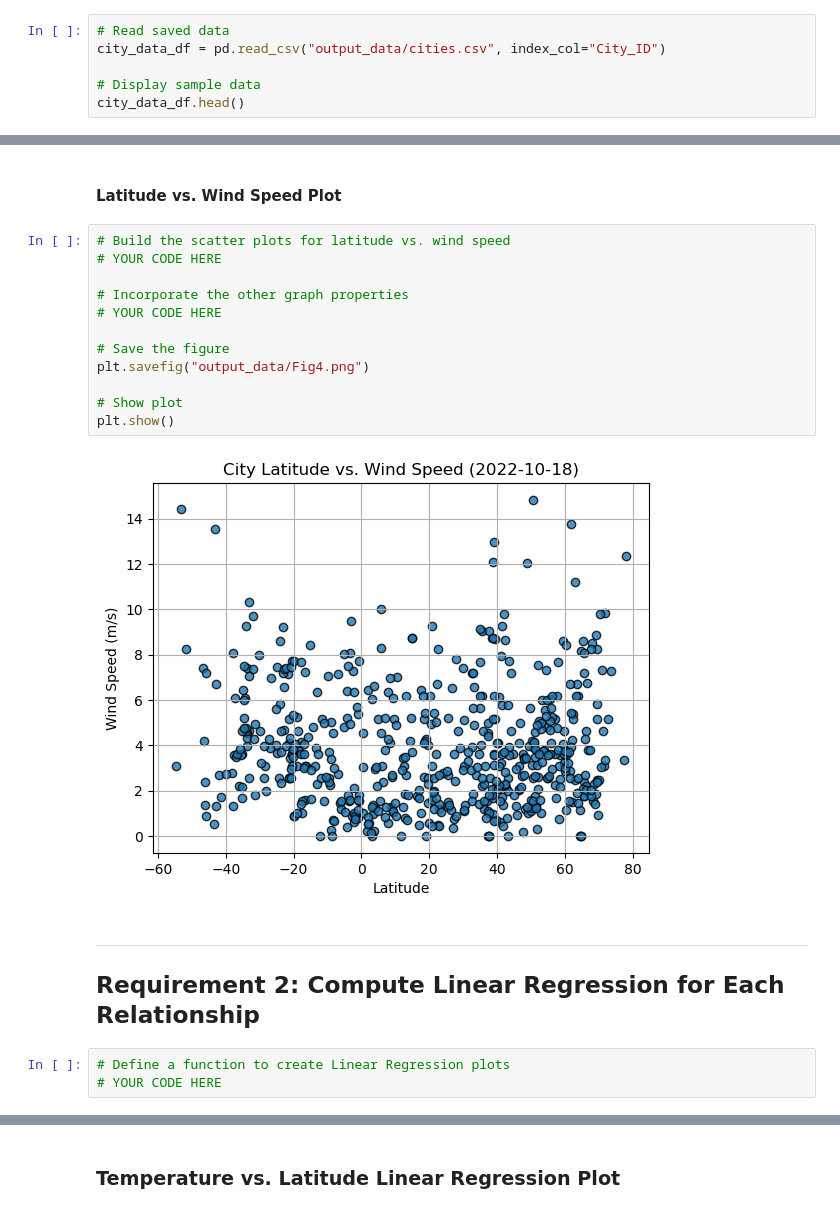
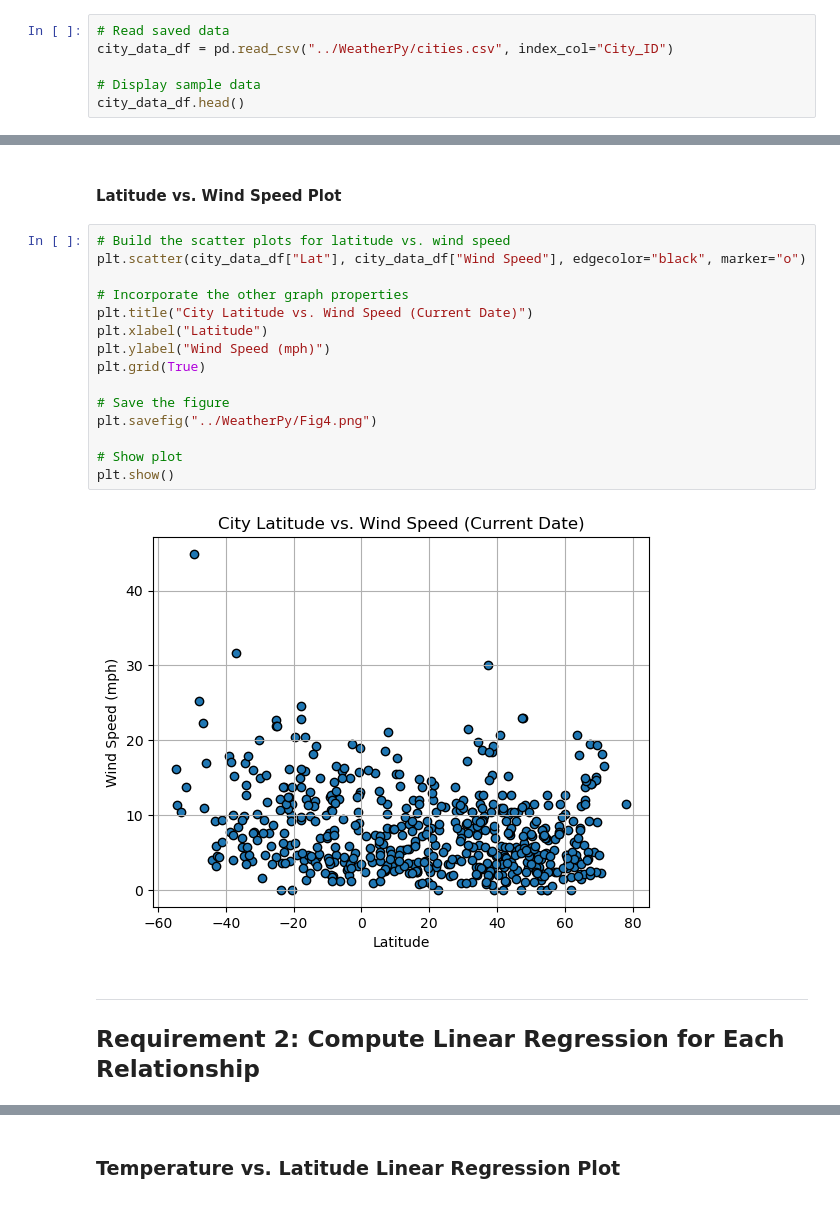
Before and after one commit to foomatia/API-Challenge, a Jupyter notebook: WeatherPy/WeatherPy.ipynb, the cells around one changed output, grey strips where cells are left out. Cells and saved outputs as stored; diff of their text form.

```diff
--- a/WeatherPy/WeatherPy.ipynb
+++ b/WeatherPy/WeatherPy.ipynb
@@ -159,6 +181,6 @@ city_data_df.to_csv("output_data/cities.csv", index_label="City_ID")
 # %%
 # Read saved data
-city_data_df = pd.read_csv("output_data/cities.csv", index_col="City_ID")
+city_data_df = pd.read_csv("../WeatherPy/cities.csv", index_col="City_ID")
 
 # Display sample data
 city_data_df.head()
@@ -224,22 +255,22 @@ plt.show()
 #### Latitude vs. Wind Speed Plot
 # %%
 # Build the scatter plots for latitude vs. wind speed
-# YOUR CODE HERE
+plt.scatter(city_data_df["Lat"], city_data_df["Wind Speed"], edgecolor="black", marker="o")
 
 # Incorporate the other graph properties
-# YOUR CODE HERE
+plt.title("City Latitude vs. Wind Speed (Current Date)")
+plt.xlabel("Latitude")
+plt.ylabel("Wind Speed (mph)")
+plt.grid(True)
 
 # Save the figure
-plt.savefig("output_data/Fig4.png")
+plt.savefig("../WeatherPy/Fig4.png")
 
 # Show plot
 plt.show()
 # %% [output]
-[figure, old version]
+[figure, new version]
 # %% [markdown]
 ---
 
 ## Requirement 2: Compute Linear Regression for Each Relationship
-# %%
-# Define a function to create Linear Regression plots
-# YOUR CODE HERE
```
Also changed, not shown: parts of 28 cells of this notebook, 8 other files.
